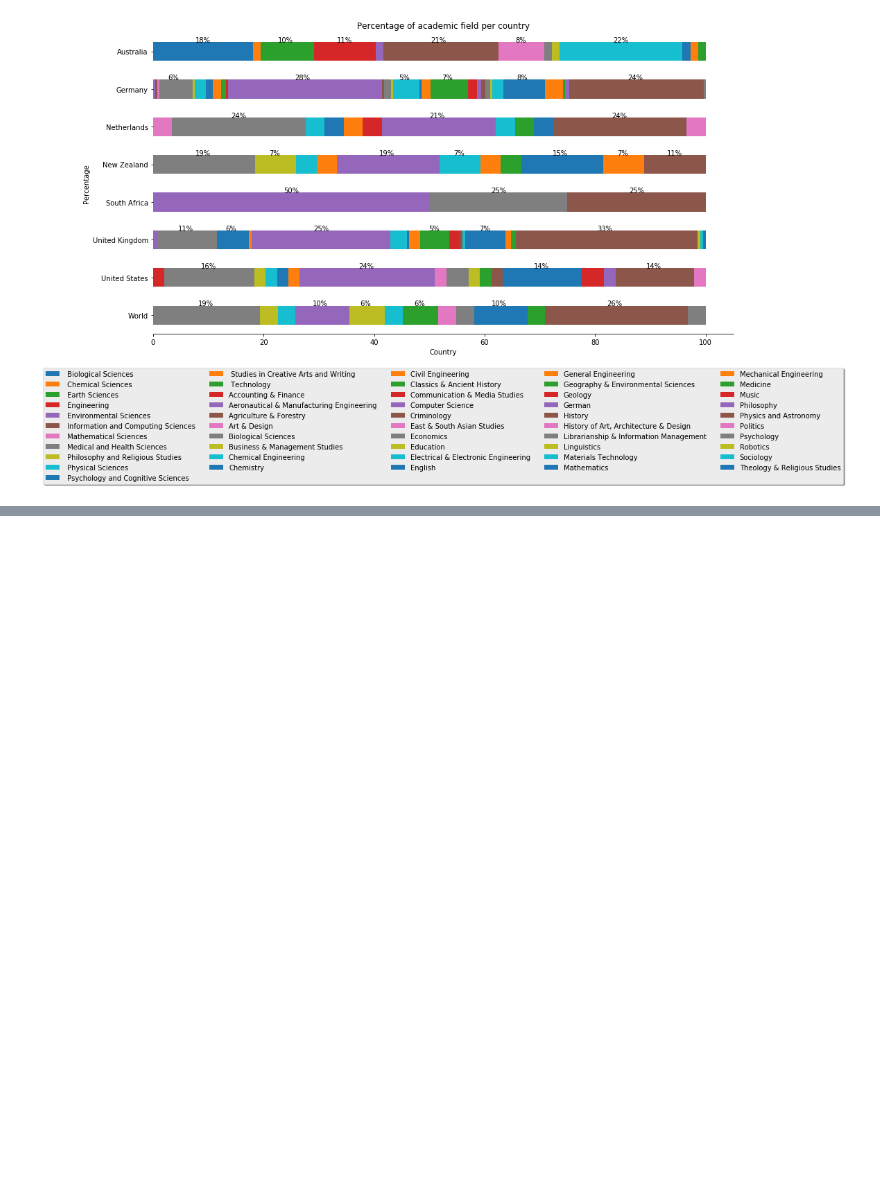
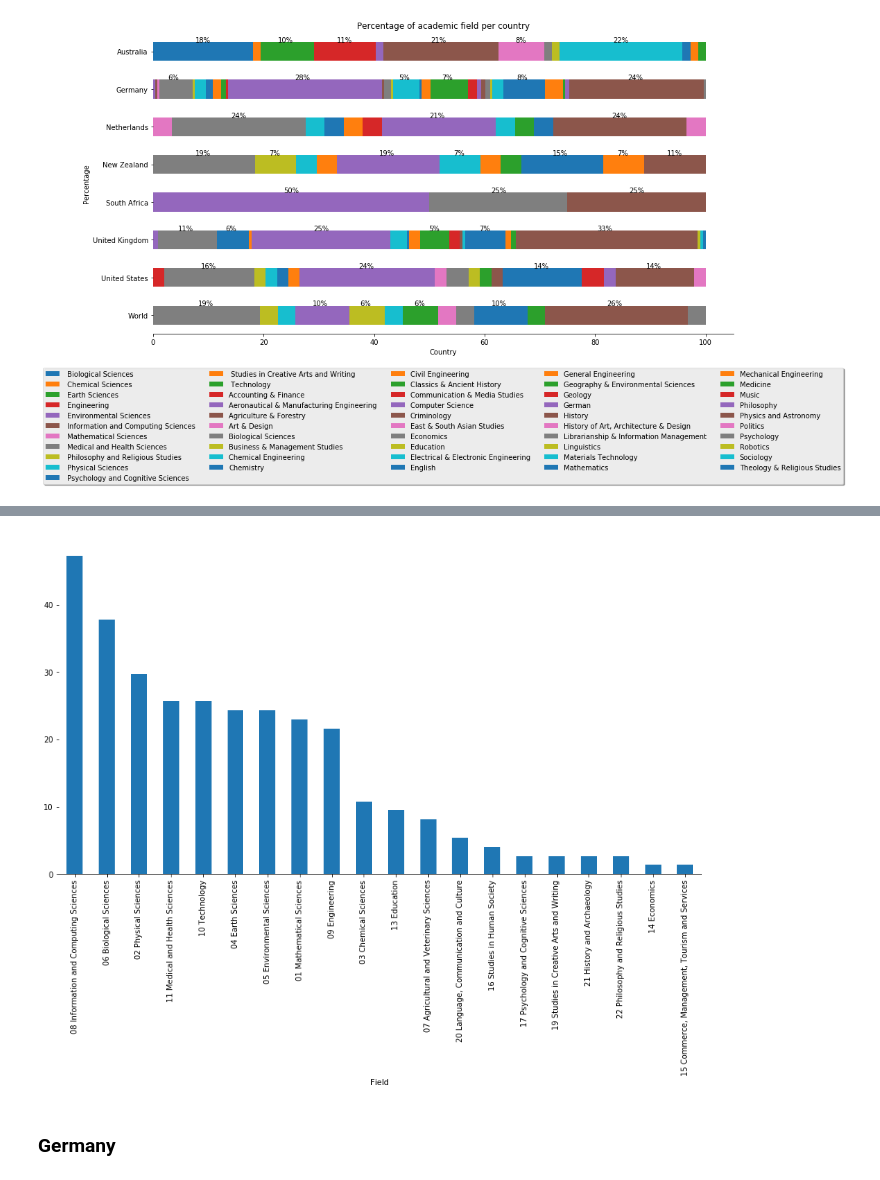
Before and after one commit to softwaresaved/international-survey, a Jupyter notebook: analysis/2018_draft.ipynb, the cells around one changed output, grey strips where cells are left out. Cells and saved outputs as stored; diff of their text form; code cells hidden in the pictures; blank space fills up the shorter version.

Commit message:
Add: academic field and time spent

```diff
--- a/analysis/2018_draft.ipynb
+++ b/analysis/2018_draft.ipynb
@@ -1725,0 +1456,33 @@ ax.spines['left'].set_visible(False)
+# %%
+def plot_academic_field(df):
+    # Plotting current working field and the difference from last year
+    try:
+        diff = df['Difference']
+        fig, axs = plt.subplots(2, 1, sharex=True, gridspec_kw = {'height_ratios':[7, 1]})
+
+        ind = np.arange(len(df['Field']))
+
+        # current field
+        axs[0].bar(ind, df['Count'], align='center')
+        axs[0].set_title('Current proportion of field')
+        #axs[0].xaxis.set_visible(False)
+
+        # Difference from last year
+        axs[1].bar(ind, df['Difference'], color=df['Difference'].apply(lambda x: 'g' if x>0 else 'orange'))
+        axs[1].set_title('Difference from last year')
+        plt.xticks(ind, df['Field'], rotation=90)
+        for ax in axs:
+            ax.spines['top'].set_visible(False)
+            ax.spines['right'].set_visible(False)
+            ax.spines['left'].set_visible(False)
+
+
+    except KeyError:
+        # Set up columns
+        result.sort_values('Count', ascending=False, inplace=True)
+        ax = result.plot(kind='bar', x='Field', y='Count', grid=False, legend=False)
+
+        ax.spines['top'].set_visible(False)
+        ax.spines['right'].set_visible(False)
+        ax.spines['left'].set_visible(False)
+    plt.show();
@@ -1725,0 +1491,6 @@ ax.spines['left'].set_visible(False)
+# %%
+# Get the count for the 2017 year
+country = 'Australia'
+result = get_academic_field(df_current_field, country)
+# Showing the results
+result
@@ -1725,0 +1515,6 @@ ax.spines['left'].set_visible(False)
+# %%
+plot_academic_field(result)
+# %% [output]
+[figure, added]
+# %% [markdown]
+### Germany
```
Also changed, not shown: parts of 111 cells of this notebook.
